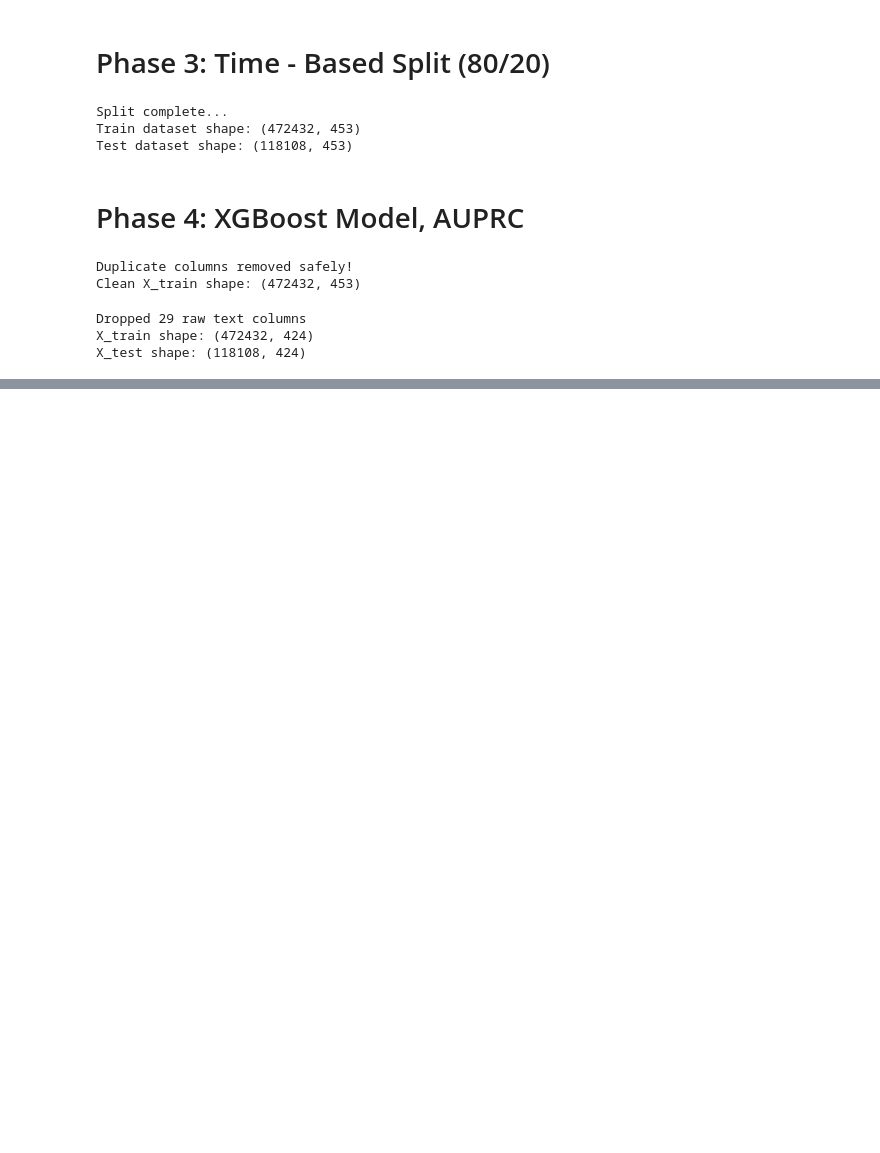
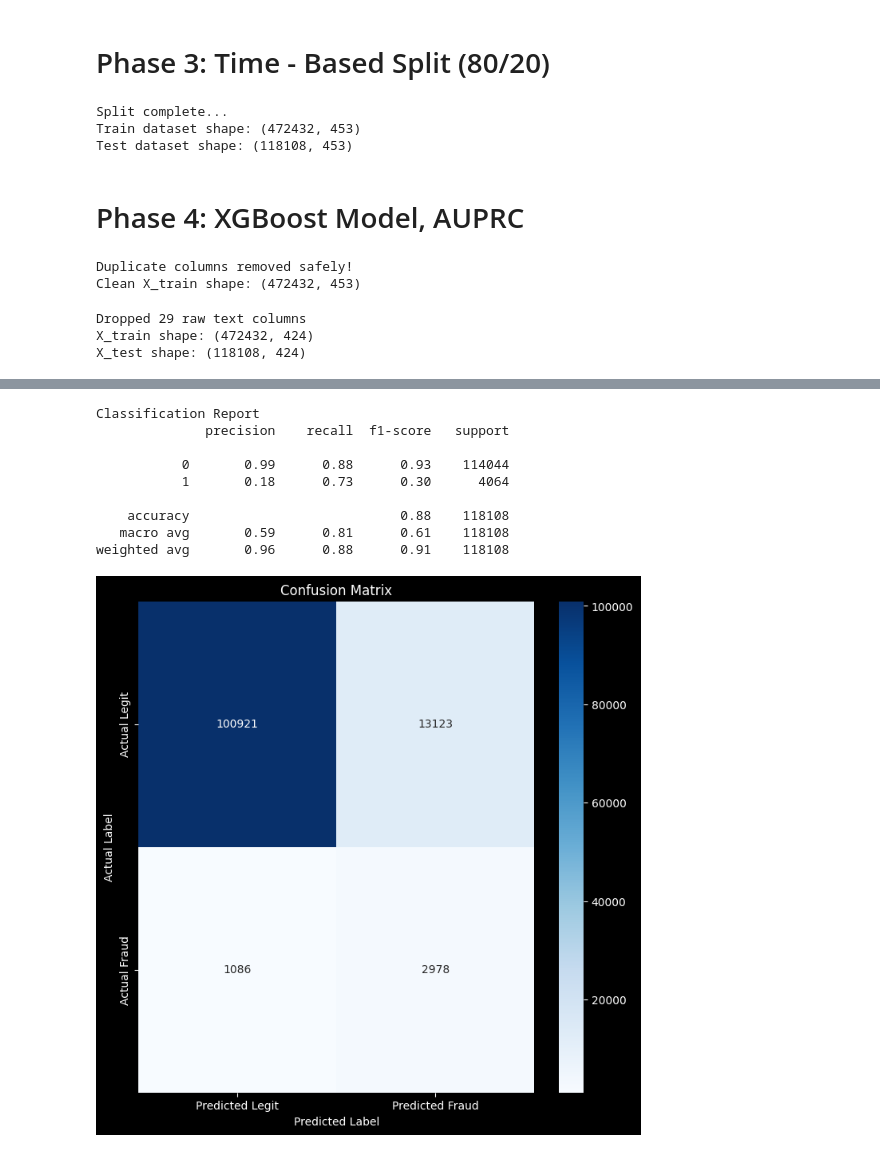
Before and after one commit to Wasey23/Fraud-Detection-API, a Jupyter notebook: notebooks/EDA.ipynb, the cells around one changed output, grey strips where cells are left out. Cells and saved outputs as stored; diff of their text form; code cells hidden in the pictures; blank space fills up the shorter version.

```diff
--- a/notebooks/EDA.ipynb
+++ b/notebooks/EDA.ipynb
@@ -236,0 +219,71 @@ weighted avg       0.97      0.97      0.97    118108
+# %%
+import seaborn as sns
+# Classification Report
+print("Classification Report")
+report = classification_report(y_test, y_pred_default)
+print(report)
+
+# Confusion Matrix
+matrix = confusion_matrix(y_test, y_pred_default)
+plt.figure(figsize=(8, 8))
+sns.heatmap(matrix, annot = True, fmt='d', cmap='Blues',
+            xticklabels=['Predicted Legit', 'Predicted Fraud'],
+            yticklabels=['Actual Legit', 'Actual Fraud'])
+plt.ylabel("Actual Label")
+plt.xlabel("Predicted Label")
+plt.title("Confusion Matrix")
+plt.show()
+
+# Feature Correlation Heatmap
+# Select key continuous and engineered features for analysis
+core_heatmap_cols = [
+    'isFraud', 'TransactionAmt', 'hour_of_day', 'day_of_week',
+    'card1', 'card2', 'card3', 'card5'
+]
+
+# Ensure we only pull columns that actually exist in processed training data
+available_cols = [col for col in core_heatmap_cols if col in train.columns]
+
+# Extract the clean sub-matrix and enforce 32-bit floats to optimize memory
+heatmap_df = train[available_cols].copy()
+for col in heatmap_df.columns:
+    if heatmap_df[col].dtype in ['int64', 'float64']:
+        heatmap_df[col] = heatmap_df[col].astype(np.float32)
+
+# Compute the pairwise Pearson correlation matrix
+corr_matrix = heatmap_df.corr(method='pearson')
+
+# Generate a mask to hide the upper diagonal portion
+mask = np.triu(np.ones_like(corr_matrix, dtype=bool))
+
+# Set up the matplotlib canvas layout
+plt.figure(figsize=(10, 8))
+
+# Plot the heatmap using Seaborn
+sns.heatmap(
+    corr_matrix,
+    mask=mask,                  # Applies the diagonal mask
+    cmap='coolwarm',            # High contrast divergent color palette
+    vmax=1.0,                   # Anchor max positive correlation at 1.0
+    vmin=-1.0,                  # Anchor max negative correlation at -1.0
+    center=0,                   # Center the neutral point at 0 (white/gray)
+    annot=True,                 # Overlay raw mathematical coefficients inside cells
+    fmt=".2f",                  # Limit cell numbers to 3 decimal places
+    linewidths=0.5,             # Add slight spacing grid between squares
+    cbar_kws={"shrink": .8}     # Proportionally scale down the color bar legend
+)
+
+plt.title('Feature Correlation Heatmap (Targeted Sub-Matrix)', fontsize=14, fontweight='bold', pad=20)
+plt.tight_layout()
+plt.show()
+# %% [output]
+Classification Report
+              precision    recall  f1-score   support
+
+           0       0.99      0.88      0.93    114044
+           1       0.18      0.73      0.30      4064
+
+    accuracy                           0.88    118108
+   macro avg       0.59      0.81      0.61    118108
+weighted avg       0.96      0.88      0.91    118108
+[figure, added]
```
Also changed, not shown: parts of 7 cells of this notebook, 3 other files.
